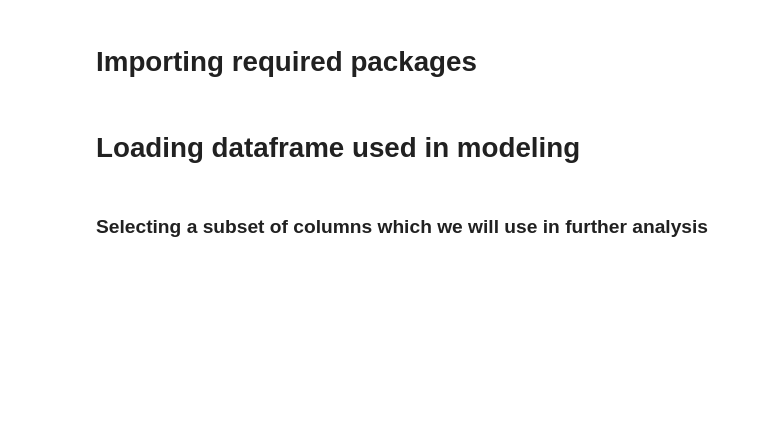
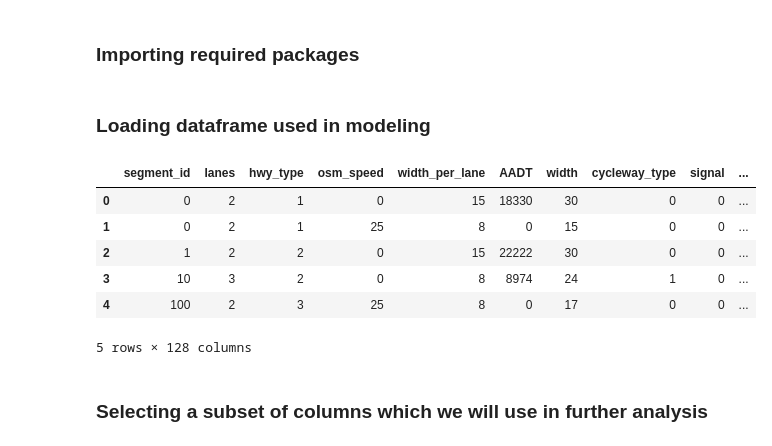
Before and after one commit to Joshuakim1011/crash-model, a Jupyter notebook: notebooks/clustering_segment_level.ipynb, the cells around one changed output. Drawn from its saved outputs; the diff is of its cells as text; code cells hidden in the pictures; blank space fills up the shorter version.

```diff
--- a/notebooks/clustering_segment_level.ipynb
+++ b/notebooks/clustering_segment_level.ipynb
@@ -1,5 +4,5 @@
 # %% [markdown]
-# Importing required packages
+### Importing required packages
 # %%
 import pandas as pd
 import numpy as np
@@ -16,11 +21,21 @@ from matplotlib.colors import LinearSegmentedColormap
 
 %matplotlib inline
 # %% [markdown]
-# Loading dataframe used in modeling
+### Loading dataframe used in modeling
 # %%
 city = 'boston'
 # %%
 df = pd.read_csv('../data/{}/processed/seg_with_predicted.csv'.format(city))
+# %%
+df.head()
+# %% [output]
+|  | segment_id | lanes | hwy_type | osm_speed | width_per_lane | AADT | width | cycleway_type | signal | ... |
+| 0 | 0 | 2 | 1 | 0 | 15 | 18330 | 30 | 0 | 0 | ... |
+| 1 | 0 | 2 | 1 | 25 | 8 | 0 | 15 | 0 | 0 | ... |
+| 2 | 1 | 2 | 2 | 0 | 15 | 22222 | 30 | 0 | 0 | ... |
+| 3 | 10 | 3 | 2 | 0 | 8 | 8974 | 24 | 1 | 0 | ... |
+| 4 | 100 | 2 | 3 | 25 | 8 | 0 | 17 | 0 | 0 | ... |
+5 rows × 128 columns
 # %% [markdown]
 ### Selecting a subset of columns which we will use in further analysis
 # %%
```
Also changed, not shown: parts of 18 cells of this notebook.
